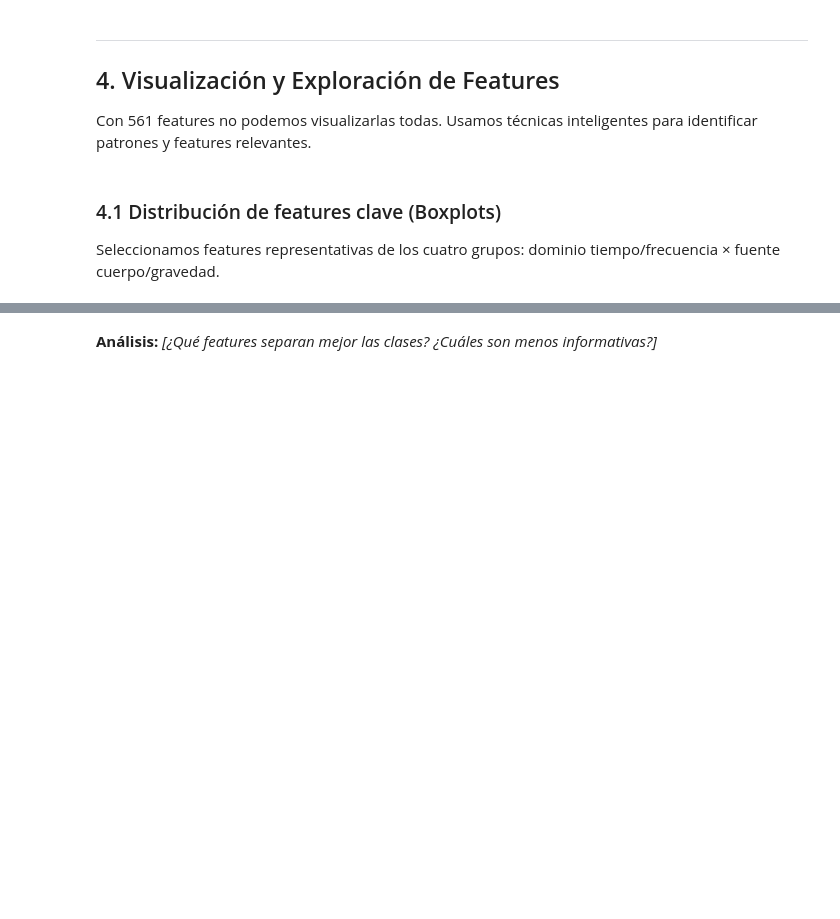
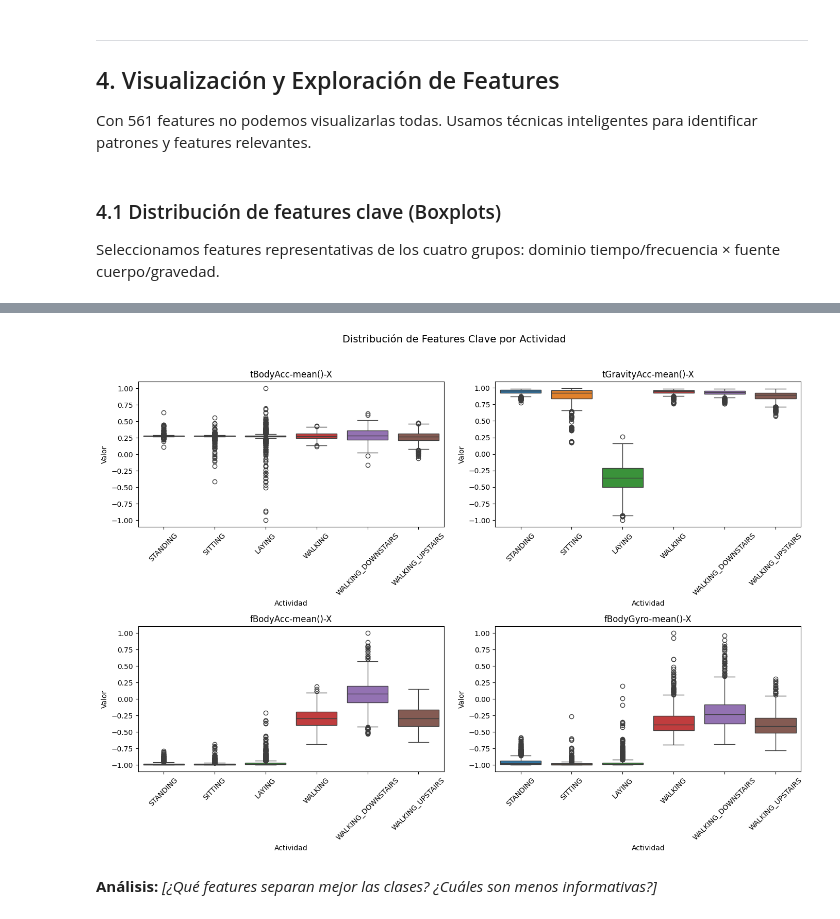
Before and after one commit to JorgeRohass/ProyectoML, a Jupyter notebook: docs/notebook_fase1_grupoXX.ipynb, the cells around one changed output, grey strips where cells are left out. Saved outputs shown, nothing was run; the diff lists cells and outputs as text; code cells hidden in the pictures; blank space fills up the shorter version.

```diff
--- a/docs/notebook_fase1_grupoXX.ipynb
+++ b/docs/notebook_fase1_grupoXX.ipynb
@@ -229,13 +229,0 @@ train_plot['Activity'] = y_train_labels.values
-# %%
-# TODO 11: Graficar boxplots para cada feature seleccionada, coloreando por actividad
-fig, axes = plt.subplots(2, 2, figsize=(14, 10))
-axes = axes.flatten()
-
-for i, feat in enumerate(SELECTED_FEATURES):
-    # TODO: sns.boxplot con x='Activity', y=feat, data=train_plot
-    axes[i].set_title(feat)
-    axes[i].tick_params(axis='x', rotation=45)
-
-plt.suptitle('Distribución de Features Clave por Actividad', fontsize=14, y=1.01)
-plt.tight_layout()
-plt.show()
@@ -242,3 +265,37 @@ plt.show()
+# %%
+# Boxplots para las features seleccionadas (TODO 11)
+if 'SELECTED_FEATURES' not in globals() or 'train_plot' not in globals():
+    raise RuntimeError("Ejecuta la celda de selección de features (TODO 10) antes de esta.")
+
+rows, cols = 2, 2
+fig, axes = plt.subplots(rows, cols, figsize=(14, 10))
+axes = axes.flatten()
+palette = sns.color_palette('tab10')
+
+# Plotear hasta rows*cols features
+for i, feat in enumerate(SELECTED_FEATURES[: rows * cols]):
+    ax = axes[i]
+    if feat not in train_plot.columns:
+        ax.text(0.5, 0.5, f'Feature no encontrada:\\n{feat}', ha='center', va='center')
+        ax.set_title(feat)
+        ax.set_xticks([])
+        continue
+    sns.boxplot(x='Activity', y=feat, data=train_plot, ax=ax, palette=palette)
+    ax.set_title(feat)
+    ax.set_xlabel('Actividad')
+    ax.set_ylabel('Valor')
+    ax.tick_params(axis='x', rotation=45)
+
+# Ocultar subplots sobrantes
+n = len(SELECTED_FEATURES)
+for j in range(min(n, rows*cols), rows * cols):
+    axes[j].set_visible(False)
+
+plt.suptitle('Distribución de Features Clave por Actividad', fontsize=14, y=1.02)
+plt.tight_layout()
+plt.show()
+# %% [output]
+[figure, added]
 # %% [markdown]
 **Análisis:** *[¿Qué features separan mejor las clases? ¿Cuáles son menos informativas?]*
 # %% [markdown]
```
Also changed, not shown: parts of 8 cells of this notebook.
